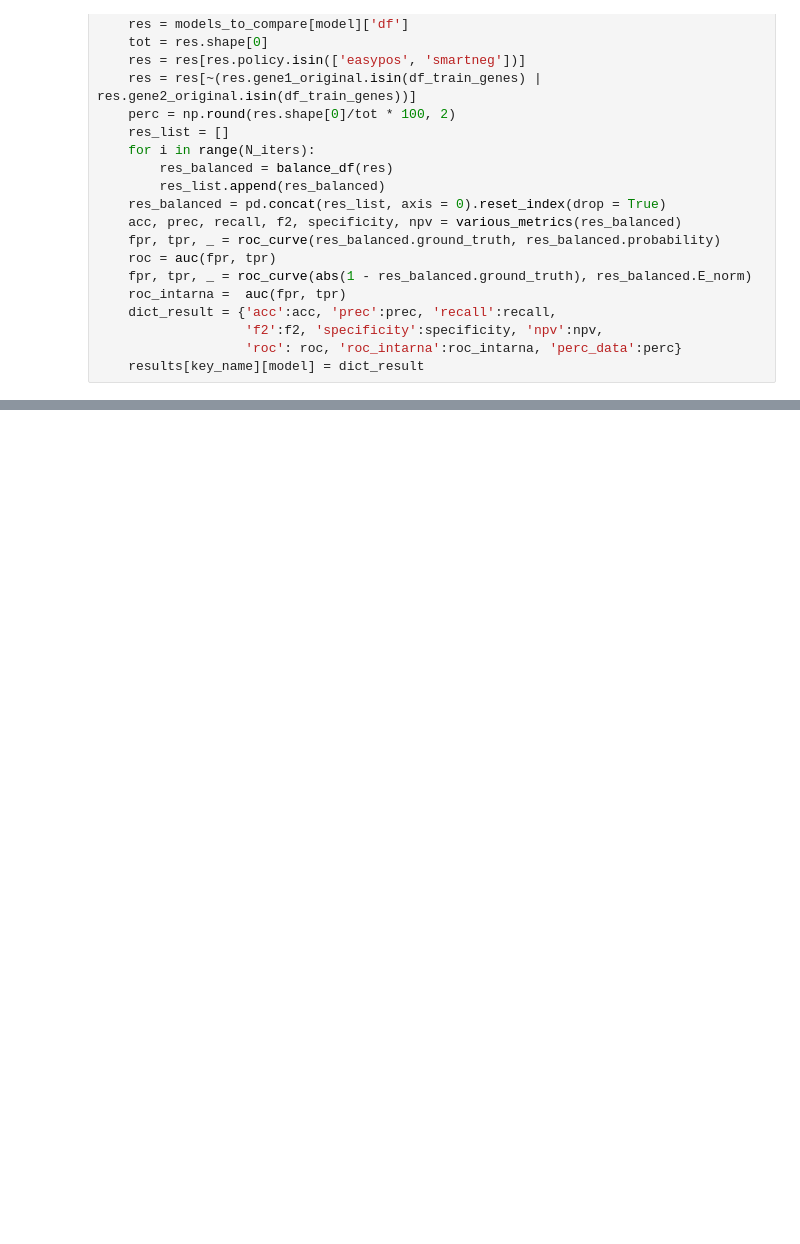
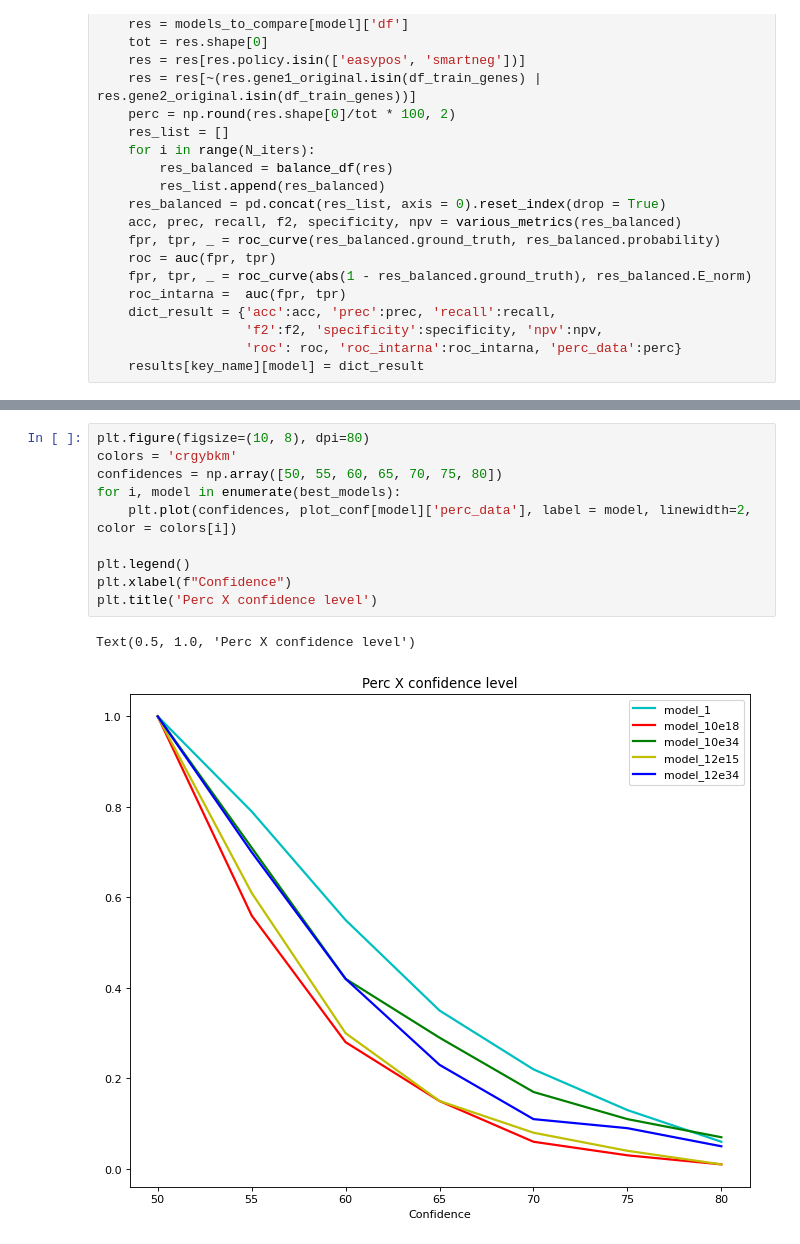
Before and after one commit to giorgiobini/RIME, a Jupyter notebook: src/decide_best_model.ipynb, the cells around one changed output, grey strips where cells are left out. Drawn from its saved outputs; the diff is of its cells as text; blank space fills up the shorter version.

```diff
--- a/src/decide_best_model.ipynb
+++ b/src/decide_best_model.ipynb
@@ -389,0 +559,13 @@ plt.show()
+# %%
+plt.figure(figsize=(10, 8), dpi=80)
+colors = 'crgybkm'
+confidences = np.array([50, 55, 60, 65, 70, 75, 80])
+for i, model in enumerate(best_models):
+    plt.plot(confidences, plot_conf[model]['perc_data'], label = model, linewidth=2, color = colors[i])
+
+plt.legend()
+plt.xlabel(f"Confidence")
+plt.title('Perc X confidence level')
+# %% [output]
+Text(0.5, 1.0, 'Perc X confidence level')
+[figure, added]
```
Also changed, not shown: parts of 20 cells of this notebook, 3 other files.
